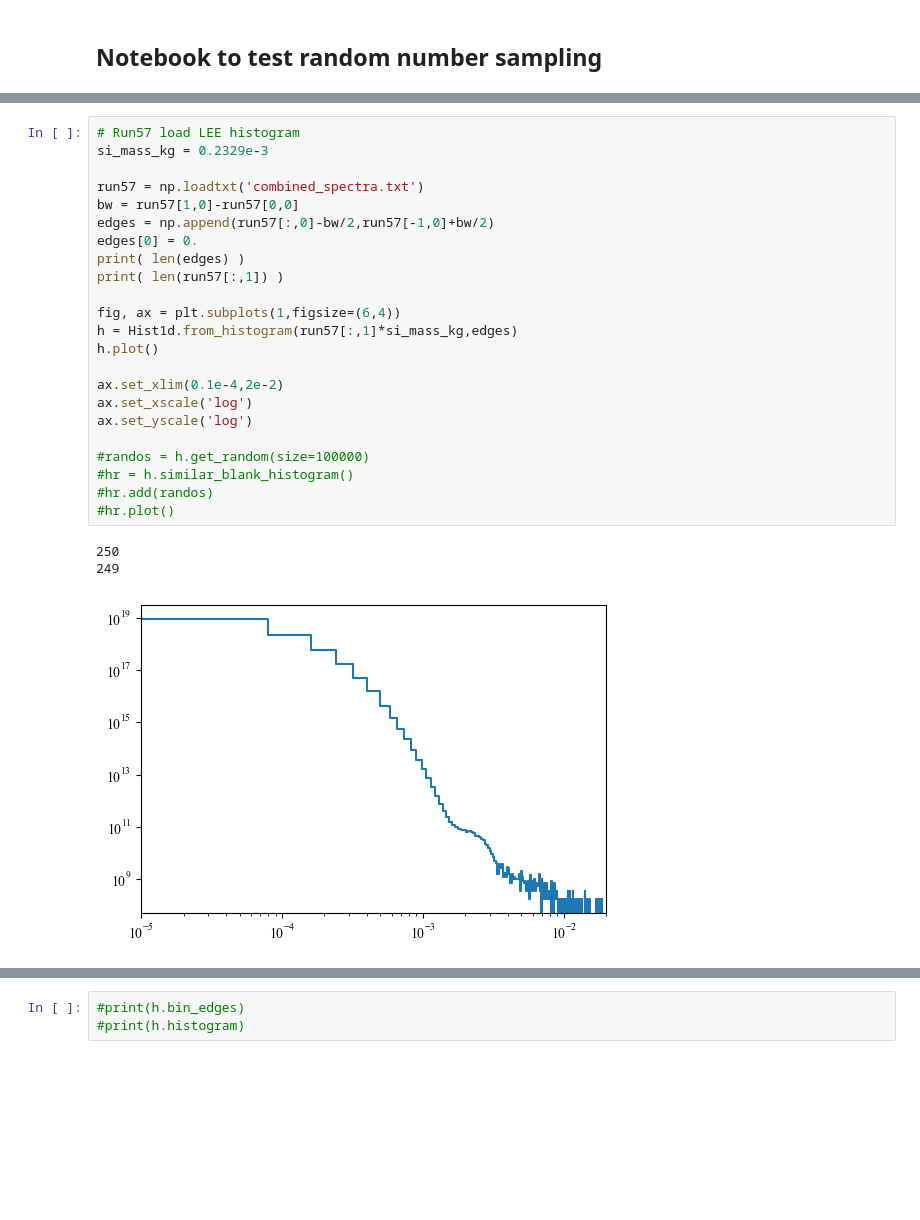
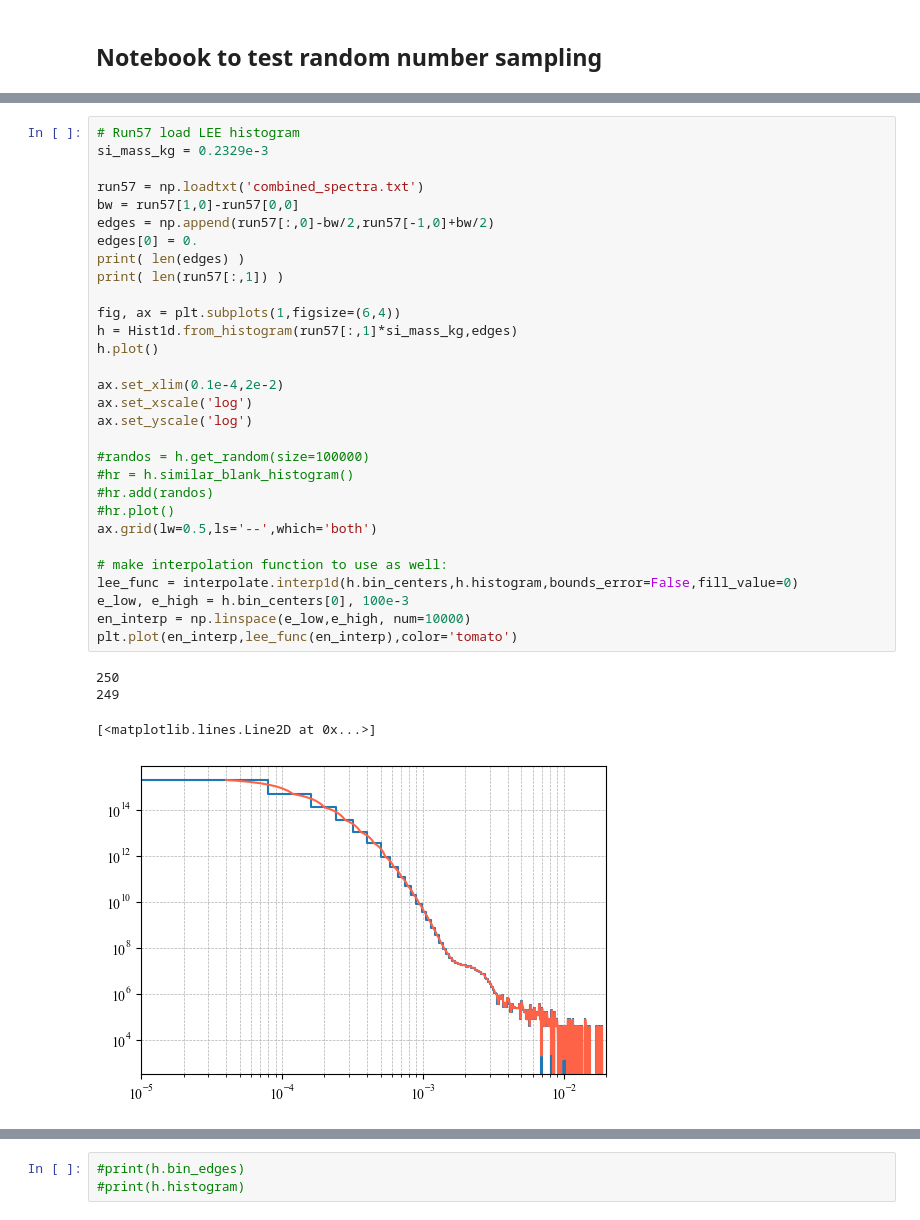
Before and after one commit to spice-herald/DarkLim, a Jupyter notebook: examples/sampling_test.ipynb, the cells around one changed output, grey strips where cells are left out. Drawn from its saved outputs; the diff is of its cells as text; blank space fills up the shorter version.

```diff
--- a/examples/sampling_test.ipynb
+++ b/examples/sampling_test.ipynb
@@ -39,27 +48,35 @@ def find_nearest_floor(array, value):
 # %%
 # Run57 load LEE histogram
 si_mass_kg = 0.2329e-3
 
 run57 = np.loadtxt('combined_spectra.txt')
 bw = run57[1,0]-run57[0,0]
 edges = np.append(run57[:,0]-bw/2,run57[-1,0]+bw/2)
 edges[0] = 0.
 print( len(edges) )
 print( len(run57[:,1]) )
 
 fig, ax = plt.subplots(1,figsize=(6,4))
 h = Hist1d.from_histogram(run57[:,1]*si_mass_kg,edges)
 h.plot()
 
 ax.set_xlim(0.1e-4,2e-2)
 ax.set_xscale('log')
 ax.set_yscale('log')
 
 #randos = h.get_random(size=100000)
 #hr = h.similar_blank_histogram()
 #hr.add(randos)
 #hr.plot()
+ax.grid(lw=0.5,ls='--',which='both')
+
+# make interpolation function to use as well:
+lee_func = interpolate.interp1d(h.bin_centers,h.histogram,bounds_error=False,fill_value=0)
+e_low, e_high = h.bin_centers[0], 100e-3
+en_interp = np.linspace(e_low,e_high, num=10000)
+plt.plot(en_interp,lee_func(en_interp),color='tomato')
 # %% [output]
 250
 249
+[<matplotlib.lines.Line2D at 0x...>]
-[figure, old version]
+[figure, new version]
```
Also changed, not shown: parts of 12 cells of this notebook, 5 other files.
